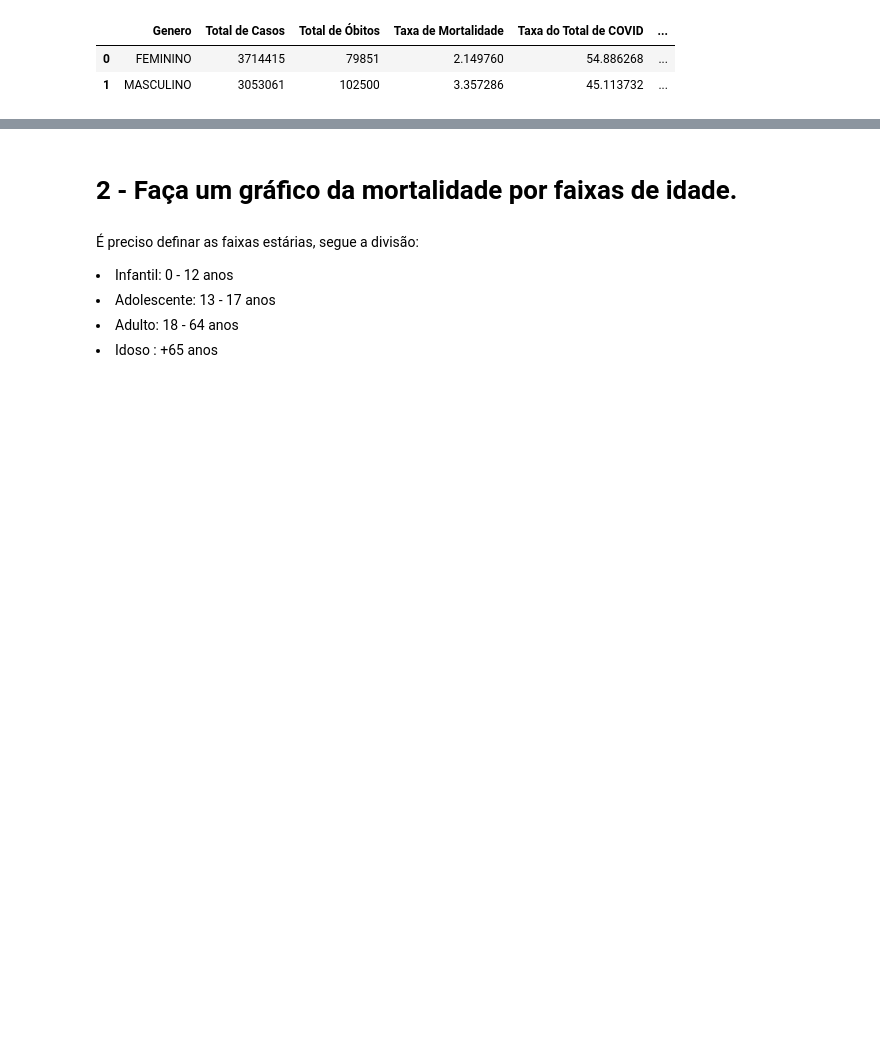
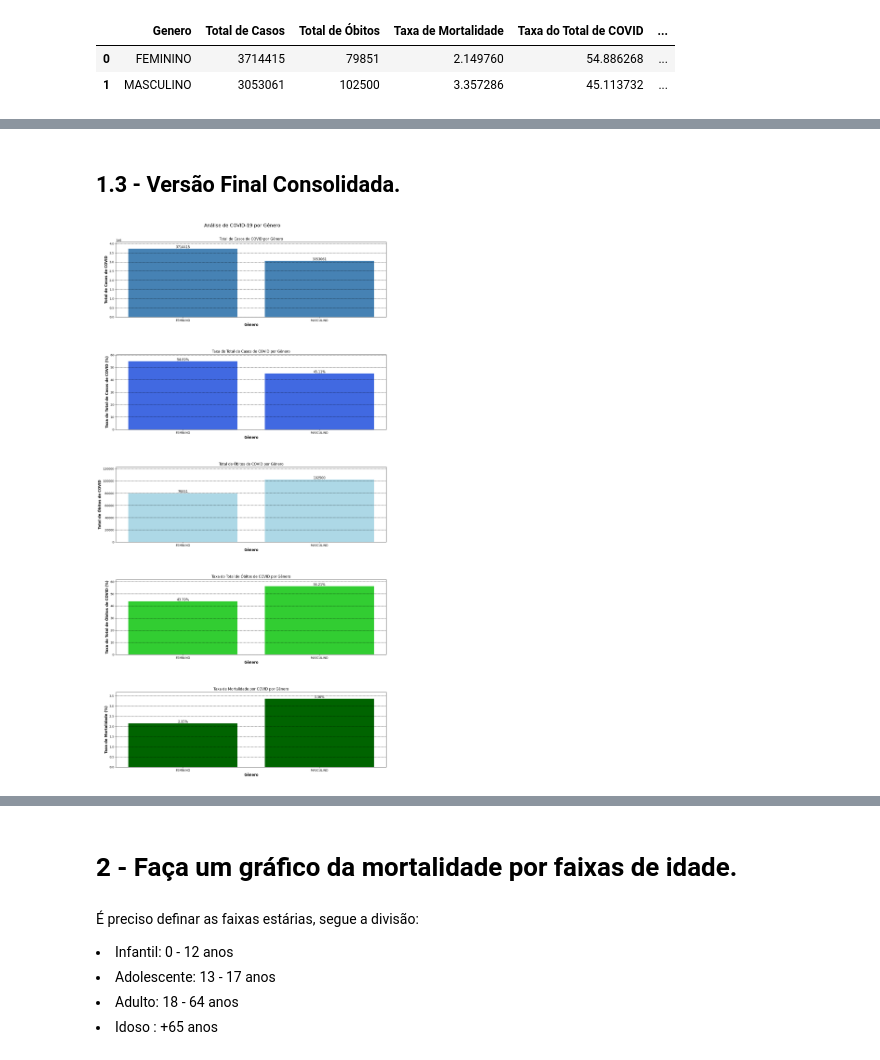
Before and after one commit to Daniel-Sottovia/Absolute, a Jupyter notebook: Controle de Versao/analisa_1.ipynb, the cells around one changed output, grey strips where cells are left out. Cells and saved outputs as stored; diff of their text form; code cells hidden in the pictures; blank space fills up the shorter version.

```diff
--- a/Controle de Versao/analisa_1.ipynb
+++ b/Controle de Versao/analisa_1.ipynb
@@ -411,0 +411,18 @@ Pode-se observar que as mulheres são a maioria dos casos de COVID, porém, os H
+# %% [markdown]
+## 1.3 - Versão Final Consolidada.
+# %%
+path = "D:\\Python\\finance\\Absolute\\Dados\\20240120_Casos_e_obitos_ESP\\tmp\\tmpi0lf4neq\\20240120_Casos_e_obitos_ESP.csv"
+
+# Lendo CSV
+dados_csv_1 = ler_csv(path= path)
+
+# Tratamento da Coluna "Genero", removendo os NaN e os dados divergentes
+dados_csv_2 = tratamento_coluna_genero(df_dados = dados_csv_1)
+
+# Obter casos de COVID e Óbitos, consolidando a Taxa de Mortalidade
+dados_consolidados = casos_covid_obito(df_dados= dados_csv_2)
+
+# Plotagem de gráficos para a visualização das informações
+grafico_taxa_mortalidade(df_dados= dados_consolidados)
+# %% [output]
+[figure, added]
```
Also changed, not shown: parts of 7 cells of this notebook.
